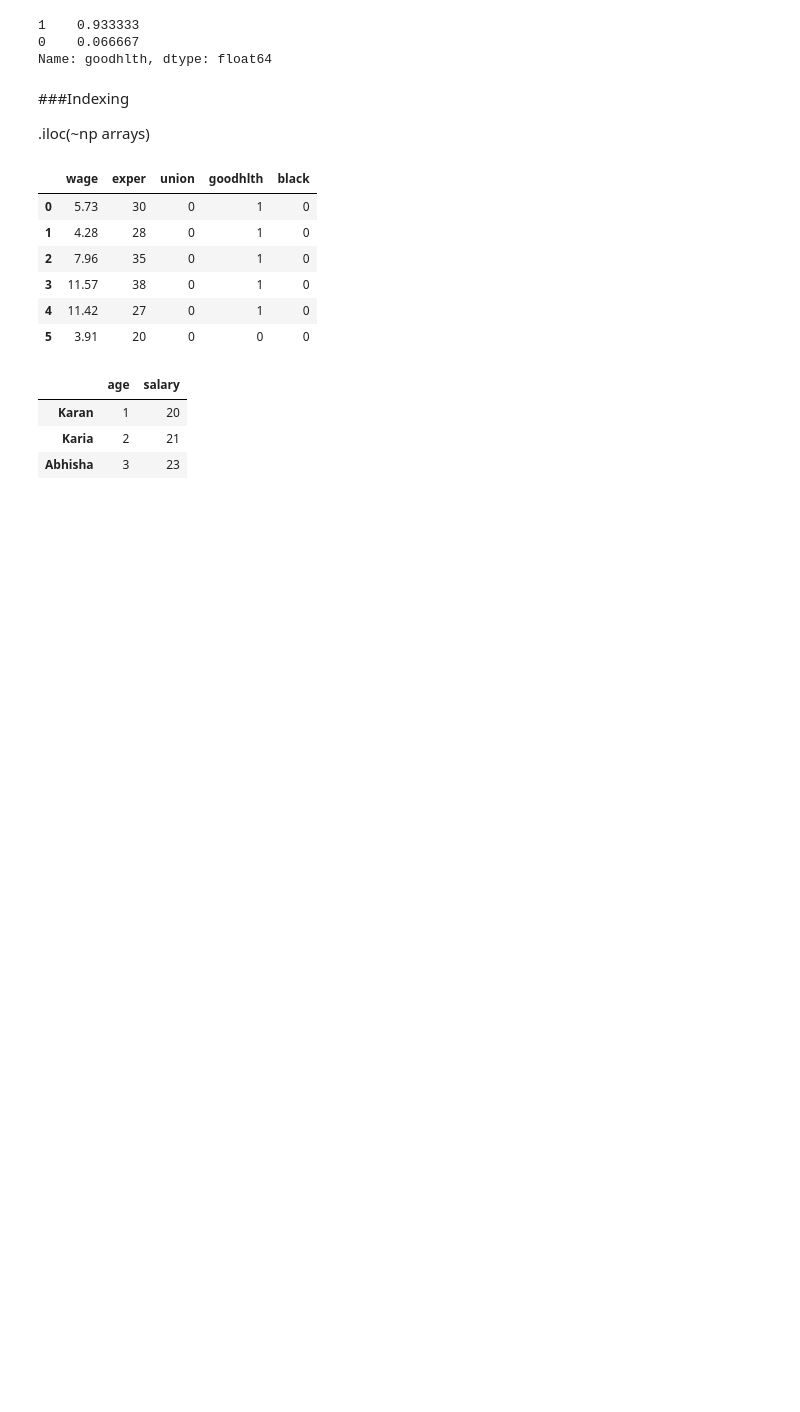
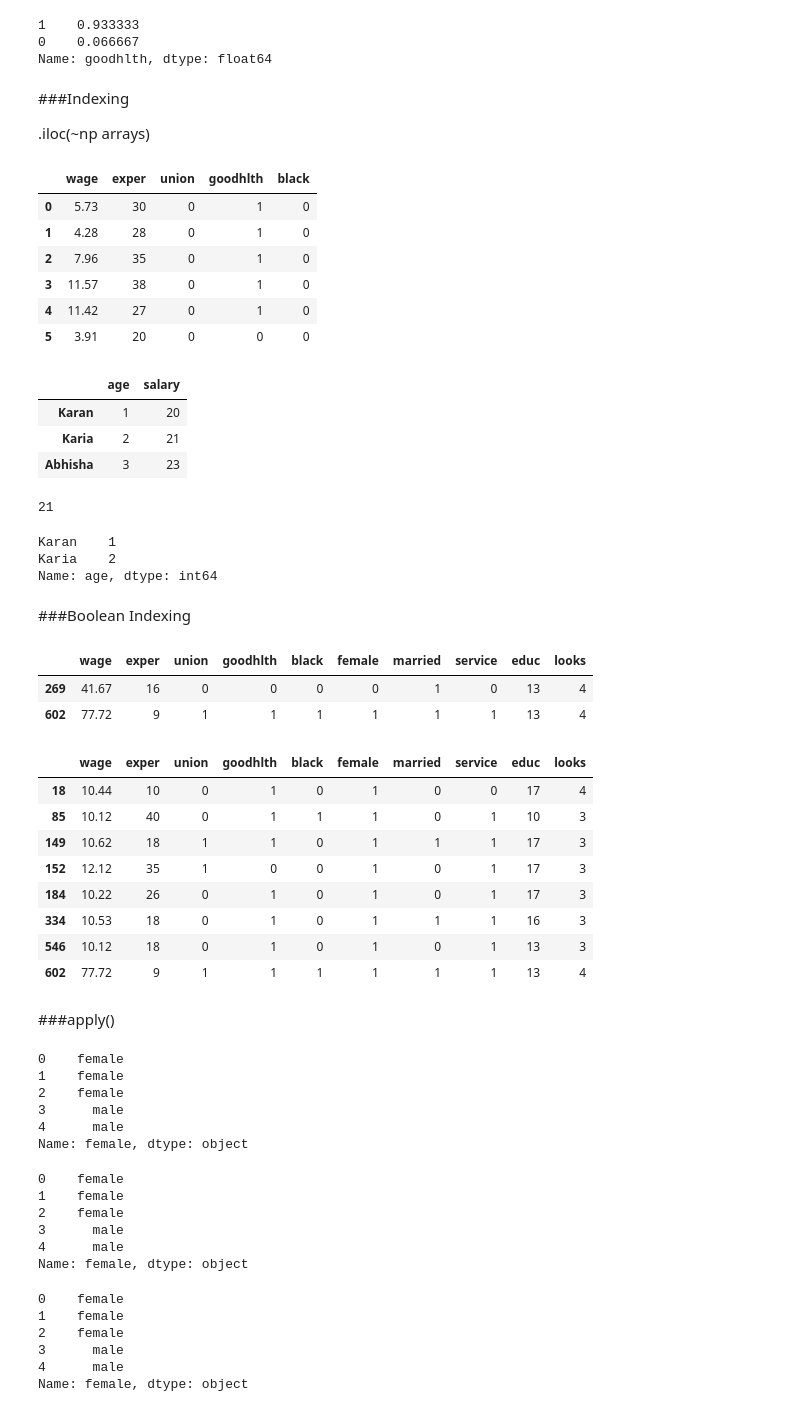
Before and after one commit to karanjogi/Practice, a Jupyter notebook: Lecture_01.ipynb, the cells around one changed output. Cells and saved outputs as stored; diff of their text form; code cells hidden in the pictures; blank space fills up the shorter version.

```diff
--- a/Lecture_01.ipynb
+++ b/Lecture_01.ipynb
@@ -133,3 +133,35 @@ test_df
 | Karan | 1 | 20 |
 | Karia | 2 | 21 |
 | Abhisha | 3 | 23 |
+# %%
+test_df.iloc[1, 1]
+# %% [output]
+21
+# %%
+test_df.loc[['Karan', 'Karia'], 'age']
+# %% [output]
+Karan    1
+Karia    2
+Name: age, dtype: int64
+# %% [markdown]
+###Boolean Indexing
+# %%
+df[df['wage'] > 40]
+# %% [output]
+|  | wage | exper | union | goodhlth | black | female | married | service | educ | looks |
+| 269 | 41.67 | 16 | 0 | 0 | 0 | 0 | 1 | 0 | 13 | 4 |
+| 602 | 77.72 | 9 | 1 | 1 | 1 | 1 | 1 | 1 | 13 | 4 |
+# %%
+df[(df['wage'] > 10) & (df['female'] == 1)]
+# %% [output]
+|  | wage | exper | union | goodhlth | black | female | married | service | educ | looks |
+| 18 | 10.44 | 10 | 0 | 1 | 0 | 1 | 0 | 0 | 17 | 4 |
+| 85 | 10.12 | 40 | 0 | 1 | 1 | 1 | 0 | 1 | 10 | 3 |
+| 149 | 10.62 | 18 | 1 | 1 | 0 | 1 | 1 | 1 | 17 | 3 |
+| 152 | 12.12 | 35 | 1 | 0 | 0 | 1 | 0 | 1 | 17 | 3 |
+| 184 | 10.22 | 26 | 0 | 1 | 0 | 1 | 0 | 1 | 17 | 3 |
+| 334 | 10.53 | 18 | 0 | 1 | 0 | 1 | 1 | 1 | 16 | 3 |
+| 546 | 10.12 | 18 | 0 | 1 | 0 | 1 | 0 | 1 | 13 | 3 |
+| 602 | 77.72 | 9 | 1 | 1 | 1 | 1 | 1 | 1 | 13 | 4 |
+# %% [markdown]
+###apply()
@@ -135,0 +171,29 @@ test_df
+# %%
+df['female'].apply(gender_if_to_str).head()
+# %% [output]
+0    female
+1    female
+2    female
+3      male
+4      male
+Name: female, dtype: object
+# %%
+#We can use lamda expression
+df['female'].apply(lambda gender:
+                   'female' if gender == 1 else 'male').head()
+# %% [output]
+0    female
+1    female
+2    female
+3      male
+4      male
+Name: female, dtype: object
+# %%
+df['female'].map({0: 'male', 1: 'female'}).head()
+# %% [output]
+0    female
+1    female
+2    female
+3      male
+4      male
+Name: female, dtype: object
```
Also changed, not shown: parts of 16 cells of this notebook.
